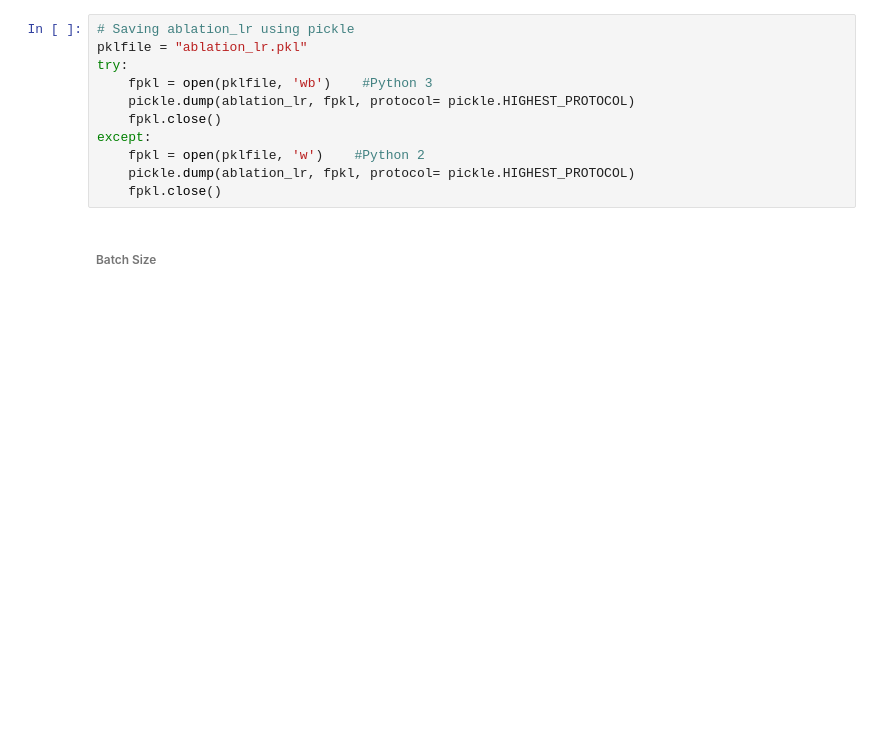
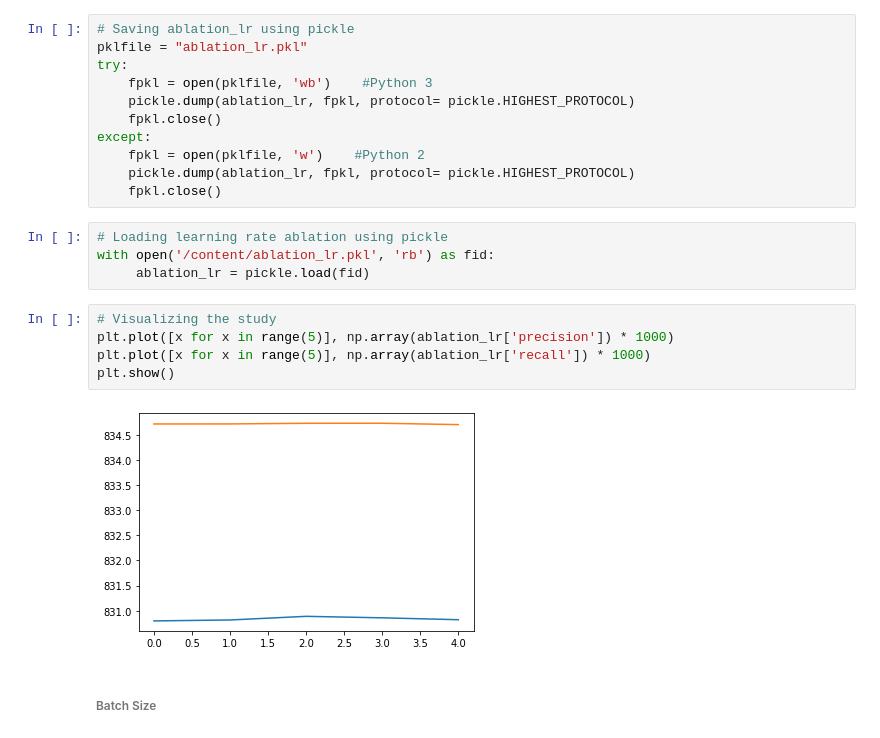
Before and after one commit to aislinblack/CS6120-NLP-Project, a Jupyter notebook: GPT/GPT.ipynb, the cells around one changed output. Saved outputs shown, nothing was run; the diff lists cells and outputs as text; blank space fills up the shorter version.

```diff
--- a/GPT/GPT.ipynb
+++ b/GPT/GPT.ipynb
@@ -999,6 +1010,17 @@ except:
     fpkl = open(pklfile, 'w')    #Python 2
     pickle.dump(ablation_lr, fpkl, protocol= pickle.HIGHEST_PROTOCOL)
     fpkl.close()
+# %%
+# Loading learning rate ablation using pickle
+with open('/content/ablation_lr.pkl', 'rb') as fid:
+     ablation_lr = pickle.load(fid)
+# %%
+# Visualizing the study
+plt.plot([x for x in range(5)], np.array(ablation_lr['precision']) * 1000)
+plt.plot([x for x in range(5)], np.array(ablation_lr['recall']) * 1000)
+plt.show()
+# %% [output]
+[figure, added]
 # %% [markdown]
 ###### Batch Size
 # %%
```
Also changed, not shown: parts of 6 cells of this notebook.
